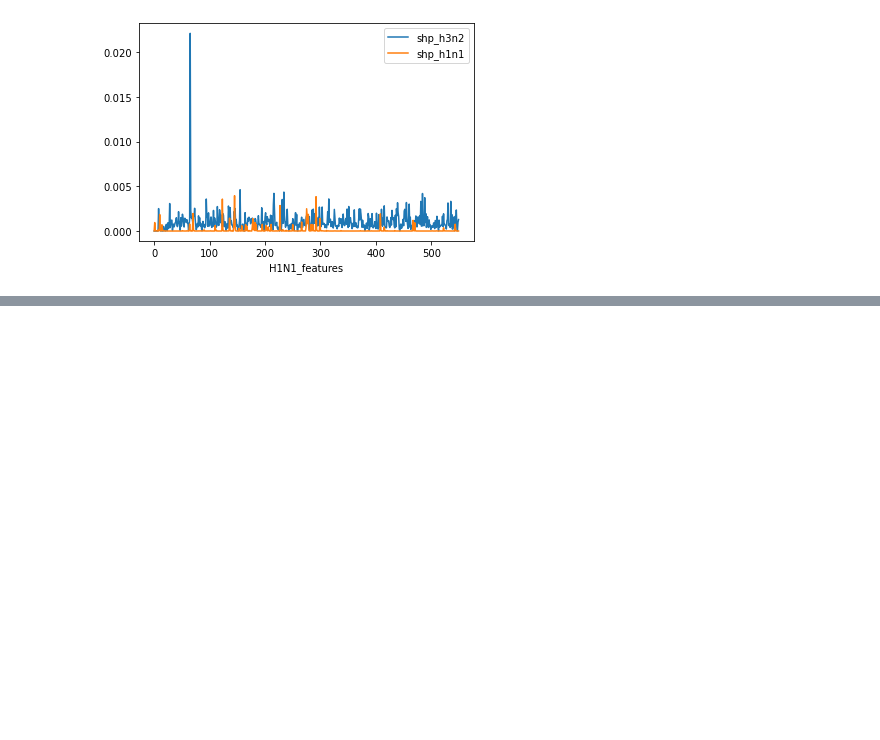
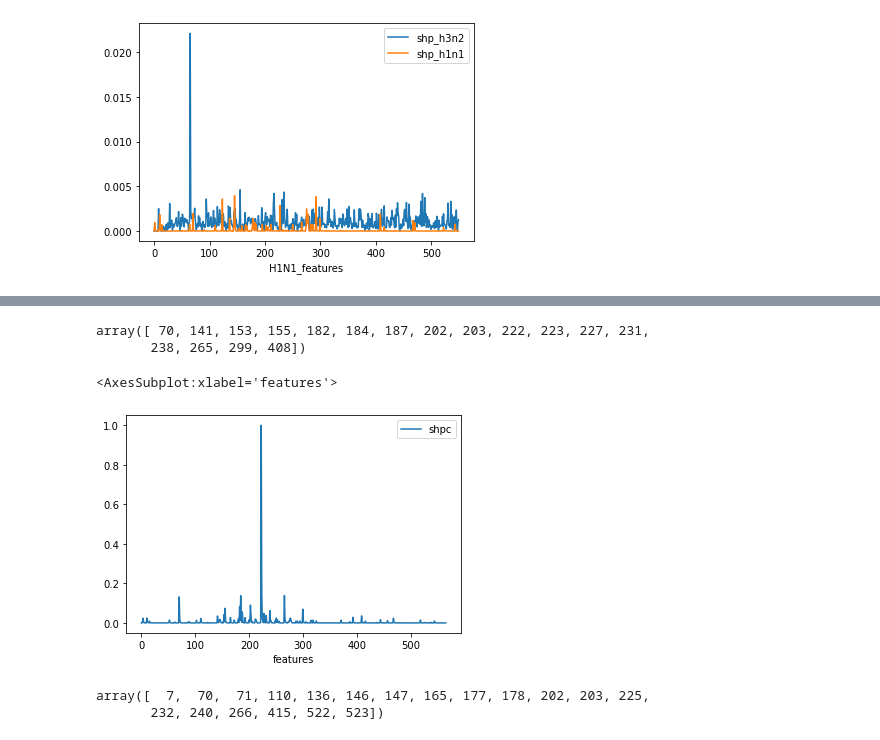
Before and after one commit to zeroknowledgediscovery/emergenet, a Jupyter notebook: extras/ntb/shap_analysis_features_low_risk_vs_high_risk.ipynb, the cells around one changed output, grey strips where cells are left out. Saved outputs shown, nothing was run; the diff lists cells and outputs as text; code cells hidden in the pictures; blank space fills up the shorter version.

```diff
--- a/extras/ntb/shap_analysis_features_low_risk_vs_high_risk.ipynb
+++ b/extras/ntb/shap_analysis_features_low_risk_vs_high_risk.ipynb
@@ -118,0 +169,21 @@ shp1
+# %%
+sf_n_h1n1=pd.read_csv('north_h1n1_ha_SHAP.csv',index_col=0)
+sf_n_h1n1=sf_n_h1n1.sort_index().ewm(alpha=.85).mean()
+sf_n_h1n1=sf_n_h1n1/sf_n_h1n1.max()
+sf_n_h1n1[sf_n_h1n1>0.03].dropna().index.values
+# %% [output]
+array([ 70, 141, 153, 155, 182, 184, 187, 202, 203, 222, 223, 227, 231,
+       238, 265, 299, 408])
+# %%
+sf_n_h1n1.plot()
+# %% [output]
+<AxesSubplot:xlabel='features'>
+[figure, added]
+# %%
+sf_s_h1n1=pd.read_csv('south_h1n1_ha_SHAP.csv',index_col=0)
+sf_s_h1n1=sf_s_h1n1.sort_index().ewm(alpha=.85).mean()
+sf_s_h1n1=sf_s_h1n1/sf_s_h1n1.max()
+sf_s_h1n1[sf_s_h1n1>0.03].dropna().index.values
+# %% [output]
+array([  7,  70,  71, 110, 136, 146, 147, 165, 177, 178, 202, 203, 225,
+       232, 240, 266, 415, 522, 523])
```
Also changed, not shown: parts of 12 cells of this notebook, 19 other files.
